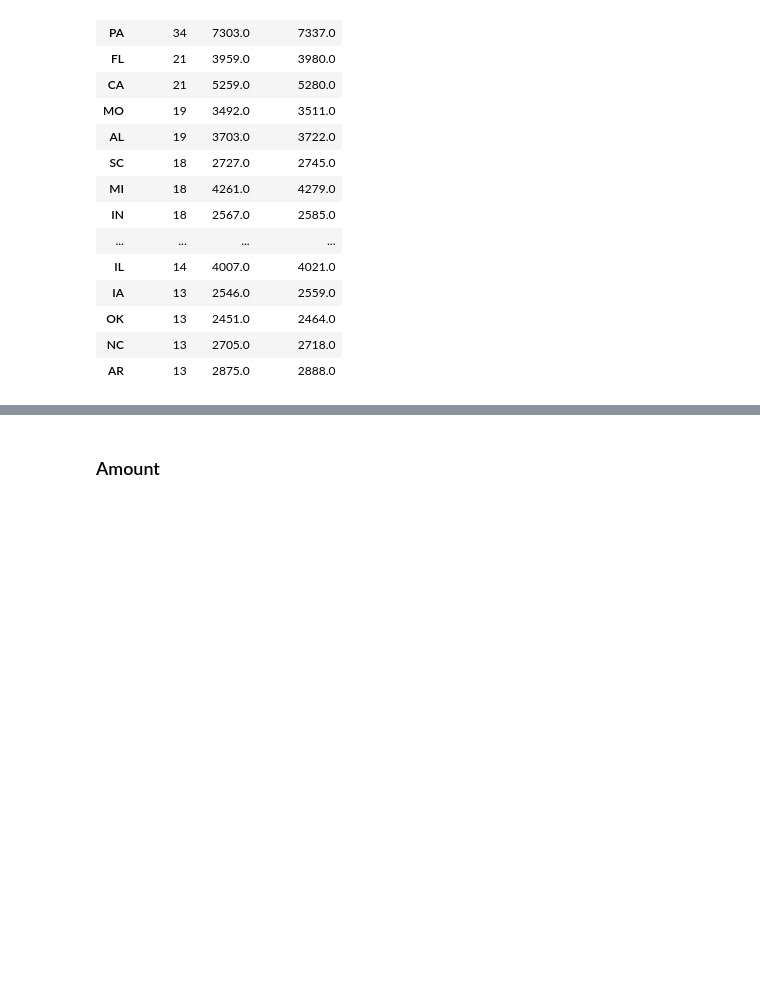
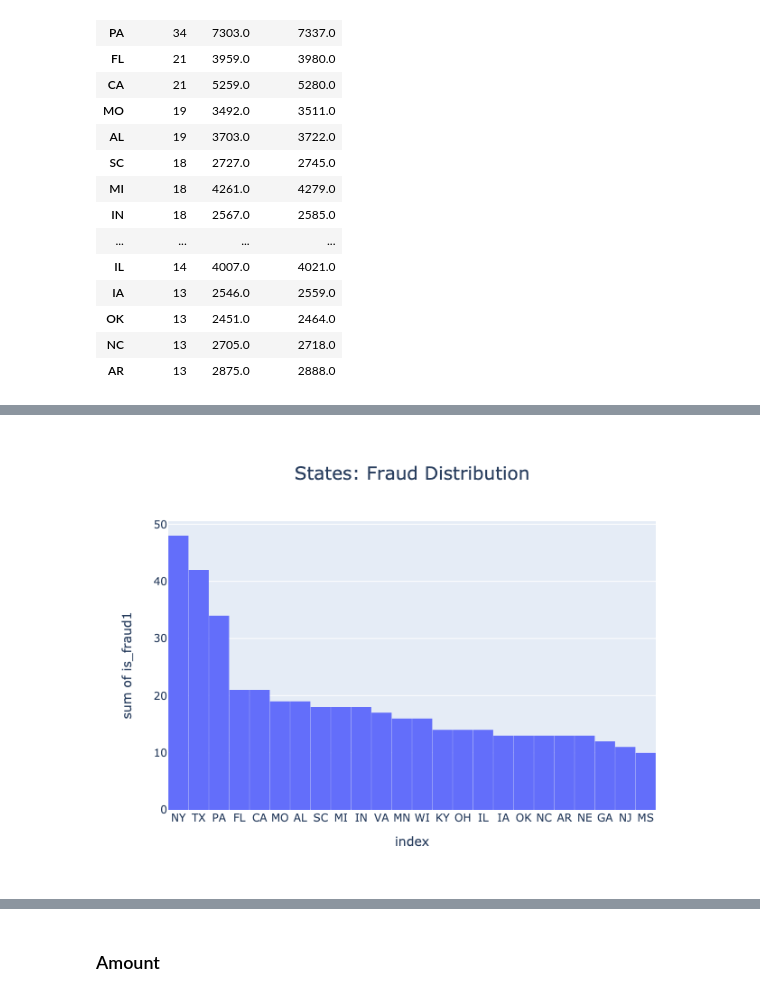
Before and after one commit to daraneeS/CLASSIFICATION_Imbalanced_Data, a Jupyter notebook: CreditCard_Fraud.ipynb, the cells around one changed output, grey strips where cells are left out. Cells and saved outputs as stored; diff of their text form; code cells hidden in the pictures; blank space fills up the shorter version.

Commit message:
add images

```diff
--- a/CreditCard_Fraud.ipynb
+++ b/CreditCard_Fraud.ipynb
@@ -250,5 +259,15 @@ fig.show()
 # %%
-fig = px.histogram(states_df10, x=states_df10.index, y="is_fraud1", title="Staes: Fraud Distribution")
+fig = px.histogram(states_df10, x=states_df10.index, y="is_fraud1", title="States: Fraud Distribution")
 fig.update_layout(bargap=0.01)
-fig.show()
+
+fig.update_layout(
+      title={
+        'y':0.92,
+        'x':0.5,
+        'xanchor': 'center',
+        'yanchor': 'top',
+        'font_size':20} )
+
+#fig.show()
+fig.show("png")
 # %% [output]
@@ -256 +274,2 @@ fig.show()
+[figure, added]
 # %%
```
Also changed, not shown: parts of 19 cells of this notebook, 21 other files.
